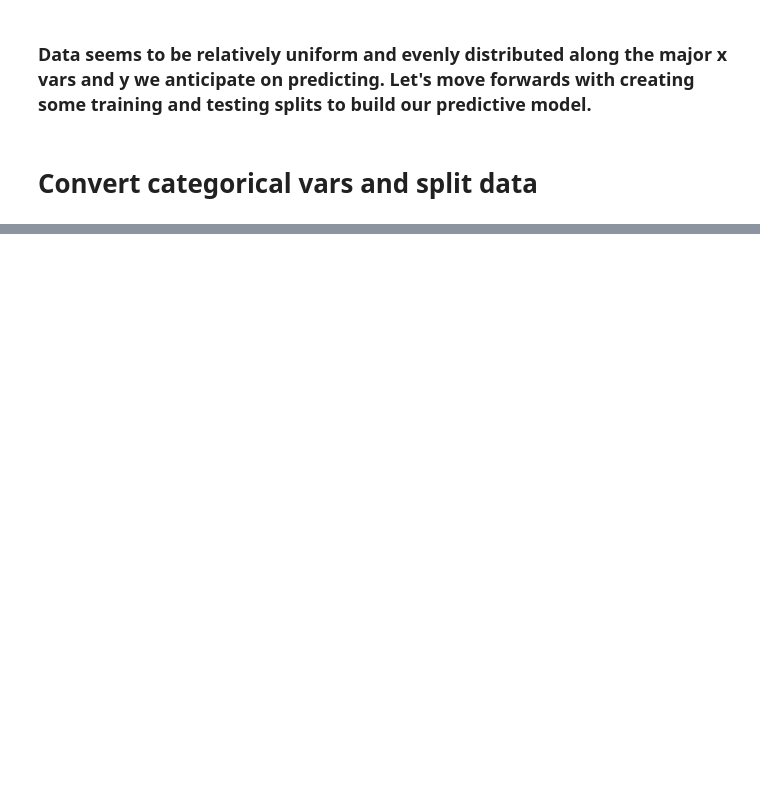
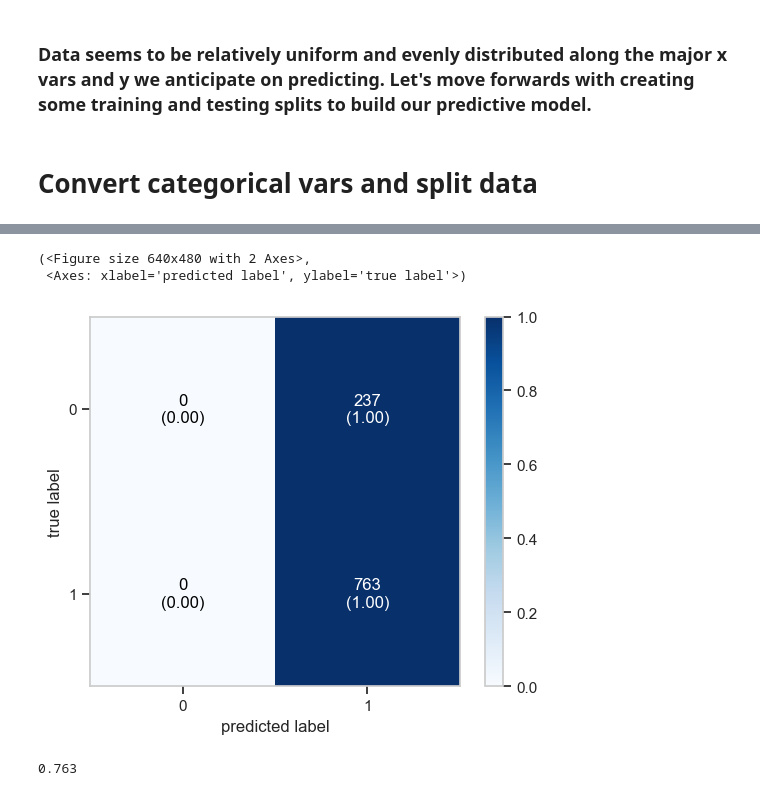
Before and after one commit to alfeng22/COMP562-Final-Project, a Jupyter notebook: data.ipynb, the cells around one changed output, grey strips where cells are left out. Drawn from its saved outputs; the diff is of its cells as text; code cells hidden in the pictures; blank space fills up the shorter version.

Commit message:
add logistic regression

```diff
--- a/data.ipynb
+++ b/data.ipynb
@@ -60,3 +67,7 @@ Series([], dtype: int64)
 # Further data cleaning
 # %%
 df.drop_duplicates(inplace=True)
+# %%
+df["Physical_Activity"] = df["Physical_Activity"].fillna("None")
+df["Mental_Health_Condition"] = df["Mental_Health_Condition"].fillna("None")
+df.sample(10)
@@ -133,20 +206,29 @@ plt.show()
 from sklearn.model_selection import train_test_split
 from sklearn.preprocessing import LabelEncoder
 
+
 # Encode the target variable
 label_encoder = LabelEncoder()
-df['Mental_Health_Condition'] = label_encoder.fit_transform(df['Mental_Health_Condition'])
+# df['Has_Mental_Health_Condition'] = label_encoder.fit_transform(df['Has_Mental_Health_Condition'])
 
 # Drop unnecessary columns
-df = df.drop(['Employee_ID'], axis=1)
+if ('Employee_ID' in df.columns):
+    df = df.drop(['Employee_ID'], axis=1)
+
+for column in df.columns:
+    if (df[column].dtype != 'int64'):
+        df[column] = label_encoder.fit_transform(df[column])
 
 # One-hot encode selected categorical features
 categorical_features = ['Gender', 'Job_Role', 'Industry', 'Work_Location', 'Region']
 df_encoded = pd.get_dummies(df, columns=categorical_features, drop_first=True)
 
+df_encoded = df_encoded[['Hours_Worked_Per_Week', 'Stress_Level', 'Access_to_Mental_Health_Resources', 'Productivity_Change', 'Has_Mental_Health_Condition']]
+
 # Define features and target
-X = df_encoded.drop('Mental_Health_Condition', axis=1)
-y = df_encoded['Mental_Health_Condition']
+X = df_encoded.drop('Has_Mental_Health_Condition', axis=1)
+# X = df_encoded.drop('Mental_Health_Condition', axis=1)
+y = df_encoded['Has_Mental_Health_Condition']
 
 # Split the data into training and validation sets
 X_train, X_val, y_train, y_val = train_test_split(X, y, test_size=0.2, random_state=42)
@@ -154,4 +236,6 @@ X_train, X_val, y_train, y_val = train_test_split(X, y, test_size=0.2, random_st
 # Shape of the splits
 print("Training set shape:", X_train.shape)
 print("Validation set shape:", X_val.shape)
+
+df.columns
 # %% [output]
@@ -159,0 +252,3 @@ Validation set shape: (1000, 33)
+# %%
+log_reg = LogisticRegression(max_iter=2000)
+log_reg.fit(X_train, y_train)
@@ -159,0 +257,12 @@ Validation set shape: (1000, 33)
+# %%
+y_pred = log_reg.predict(X_val)
+y_pred_prob = log_reg.predict_proba(X_val)
+
+metrics = ['f1', 'acc', 'prec', 'recall']
+f1 = f1_score(y_val, y_pred, average = 'weighted')
+acc = accuracy_score(y_val, y_pred)
+prec = precision_score(y_val, y_pred, average = 'weighted')
+recall = recall_score(y_val, y_pred, average = 'weighted')
+y_scores = [f1, acc, prec, recall]
+for i in range(0, 4):
+    print(metrics[i] + ":" + str(round(y_scores[i], 5)))
@@ -159,0 +286,12 @@ Validation set shape: (1000, 33)
+# %%
+confusion_matrix = confusion_matrix(y_val, y_pred)
+plot_confusion_matrix(conf_mat = confusion_matrix, show_absolute=True, show_normed=True, colorbar=True)
+# %% [output]
+(<Figure size 640x480 with 2 Axes>,
+ <Axes: xlabel='predicted label', ylabel='true label'>)
+[figure, added]
+# %%
+classification_report(y_val, y_pred)
+accuracy_score(y_val, y_pred)
+# %% [output]
+0.763
```
Also changed, not shown: parts of 10 cells of this notebook.
